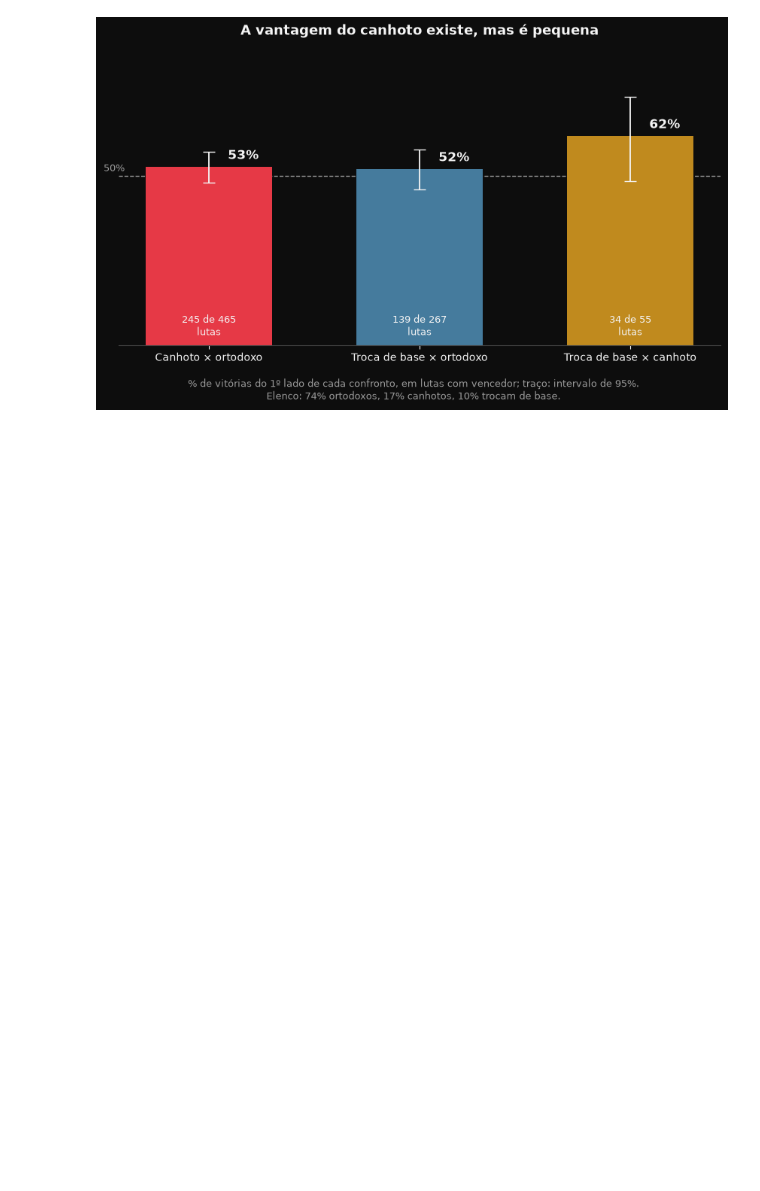
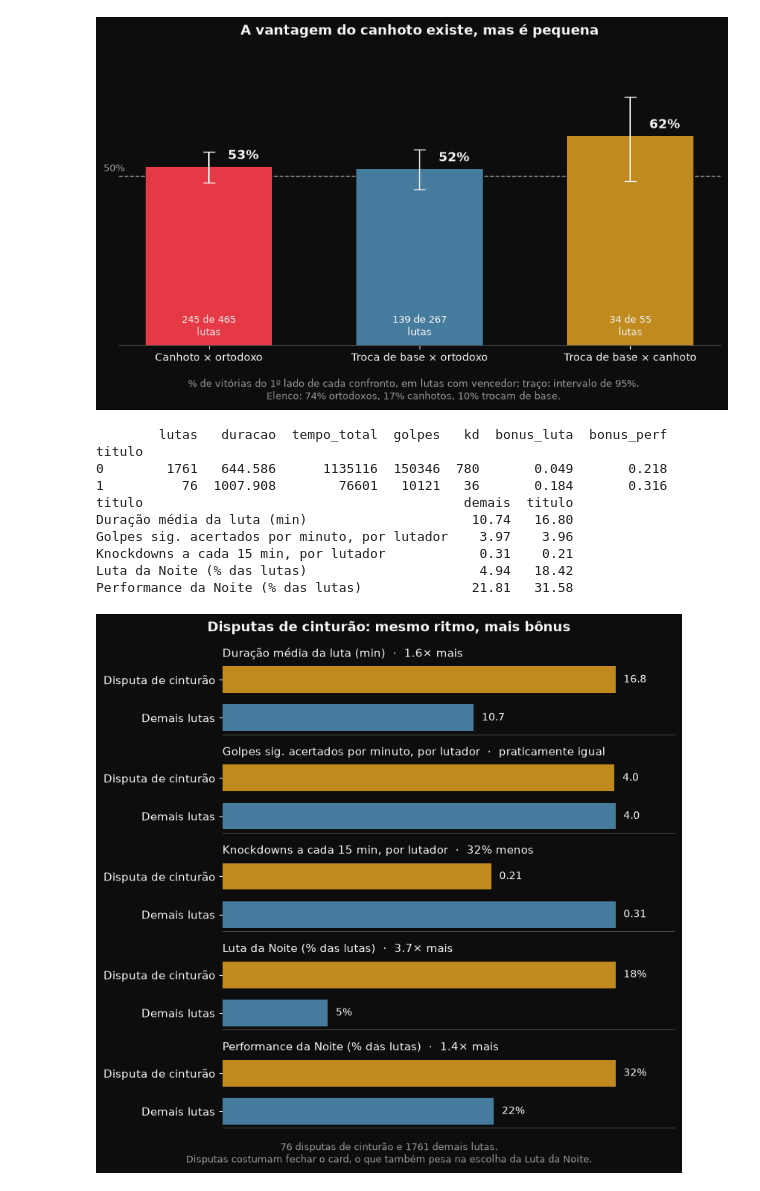
Before and after one commit to khannnn1/ufc-data, a Jupyter notebook: notebooks/02_visualizacao.ipynb, the cells around one changed output. Drawn from its saved outputs; the diff is of its cells as text; code cells hidden in the pictures; blank space fills up the shorter version.

Commit message:
Adiciona gráfico de disputas de cinturão vs demais lutas
Co-Authored-By: Claude Opus 5.5 <noreply@anthropic.com>

```diff
--- a/notebooks/02_visualizacao.ipynb
+++ b/notebooks/02_visualizacao.ipynb
@@ -910,3 +910,67 @@ Southpaw    16.6
 Switch       9.6
 Name: proportion, dtype: float64
 [figure]
+# %%
+# Disputas de cinturão x demais lutas. Uma linha por luta. Ritmo por minuto de luta e por lutador
+# (as disputas têm 5 rounds e duram mais, então totais por luta não comparam). Os bônus são da
+# página do evento: Luta da Noite e Performance da Noite (% das lutas que levaram ao menos um).
+minutos = df["Time"].str.split(":", expand=True).astype(int)
+df_dur = df.assign(duracao_seg=(df["Final_Round"] - 1) * 300 + minutos[0] * 60 + minutos[1])
+lutas_tb = df_dur.groupby("Fight_URL").agg(
+    titulo=("Title_Bout", "first"), duracao_seg=("duracao_seg", "first"),
+    golpes=("Sig_str_landed", "sum"), kd=("KD", "sum"),
+    bonus_luta=("Fight_Bonus", "first"), bonus_perf=("Perf_Bonus", "first"),
+)
+grupos_tb = lutas_tb.groupby("titulo").agg(
+    lutas=("duracao_seg", "size"), duracao=("duracao_seg", "mean"), tempo_total=("duracao_seg", "sum"),
+    golpes=("golpes", "sum"), kd=("kd", "sum"), bonus_luta=("bonus_luta", "mean"), bonus_perf=("bonus_perf", "mean"),
+)
+tempo_lutador_min = grupos_tb["tempo_total"] / 60 * 2  # dois lutadores em cada minuto de luta
+comparacao_tb = pd.DataFrame({
+    "Duração média da luta (min)": grupos_tb["duracao"] / 60,
+    "Golpes sig. acertados por minuto, por lutador": grupos_tb["golpes"] / tempo_lutador_min,
+    "Knockdowns a cada 15 min, por lutador": grupos_tb["kd"] / tempo_lutador_min * 15,
+    "Luta da Noite (% das lutas)": grupos_tb["bonus_luta"] * 100,
+    "Performance da Noite (% das lutas)": grupos_tb["bonus_perf"] * 100,
+}).T.rename(columns={0: "demais", 1: "titulo"})
+n_titulo, n_demais = grupos_tb.loc[1, "lutas"], grupos_tb.loc[0, "lutas"]
+print(grupos_tb.round(3))
+print(comparacao_tb.round(2))
+
+fig, axes = plt.subplots(len(comparacao_tb), 1, figsize=(8, 7.5))
+for ax, (rotulo, linha) in zip(axes, comparacao_tb.iterrows()):
+    t, d = linha["titulo"], linha["demais"]
+    barras = ax.barh(["Demais lutas", "Disputa de cinturão"], [d, t], color=[COR_AZUL, COR_AMARELO], height=0.7)
+    maior = max(t, d)
+    for barra in barras:
+        valor = barra.get_width()
+        texto = f"{valor:.0f}%" if "%" in rotulo else (f"{valor:.1f}" if valor >= 1 else f"{valor:.2f}")
+        ax.text(valor + maior * 0.02, barra.get_y() + barra.get_height() / 2, texto,
+                va="center", fontsize=10, color="#f5f5f5")
+    razao = t / d
+    leitura = "praticamente igual" if abs(razao - 1) < 0.05 else (f"{razao:.1f}× mais" if razao > 1 else f"{(1 - razao) * 100:.0f}% menos")
+    ax.set_title(f"{rotulo}  ·  {leitura}", fontsize=11, loc="left", color="#f5f5f5")
+    ax.set_xlim(0, maior * 1.15)
+    ax.set_xticks([])
+    ax.grid(False)
+
+fig.suptitle("Disputas de cinturão: mesmo ritmo, mais bônus", fontsize=13, fontweight="bold")
+fig.text(0.5, 0.01, f"{n_titulo} disputas de cinturão e {n_demais} demais lutas.\n"
+         "Disputas costumam fechar o card, o que também pesa na escolha da Luta da Noite.",
+         ha="center", fontsize=9, color="#9a9a9a")
+
+plt.tight_layout(rect=(0, 0.05, 1, 1))
+plt.savefig("../figures/disputas_de_cinturao.png", dpi=150, facecolor=fig.get_facecolor())
+plt.show()
+# %% [output]
+        lutas   duracao  tempo_total  golpes   kd  bonus_luta  bonus_perf
+titulo
+0        1761   644.586      1135116  150346  780       0.049       0.218
+1          76  1007.908        76601   10121   36       0.184       0.316
+titulo                                         demais  titulo
+Duração média da luta (min)                     10.74   16.80
+Golpes sig. acertados por minuto, por lutador    3.97    3.96
+Knockdowns a cada 15 min, por lutador            0.31    0.21
+Luta da Noite (% das lutas)                      4.94   18.42
+Performance da Noite (% das lutas)              21.81   31.58
+[figure, added]
```
Also changed, not shown: 4 other files.
